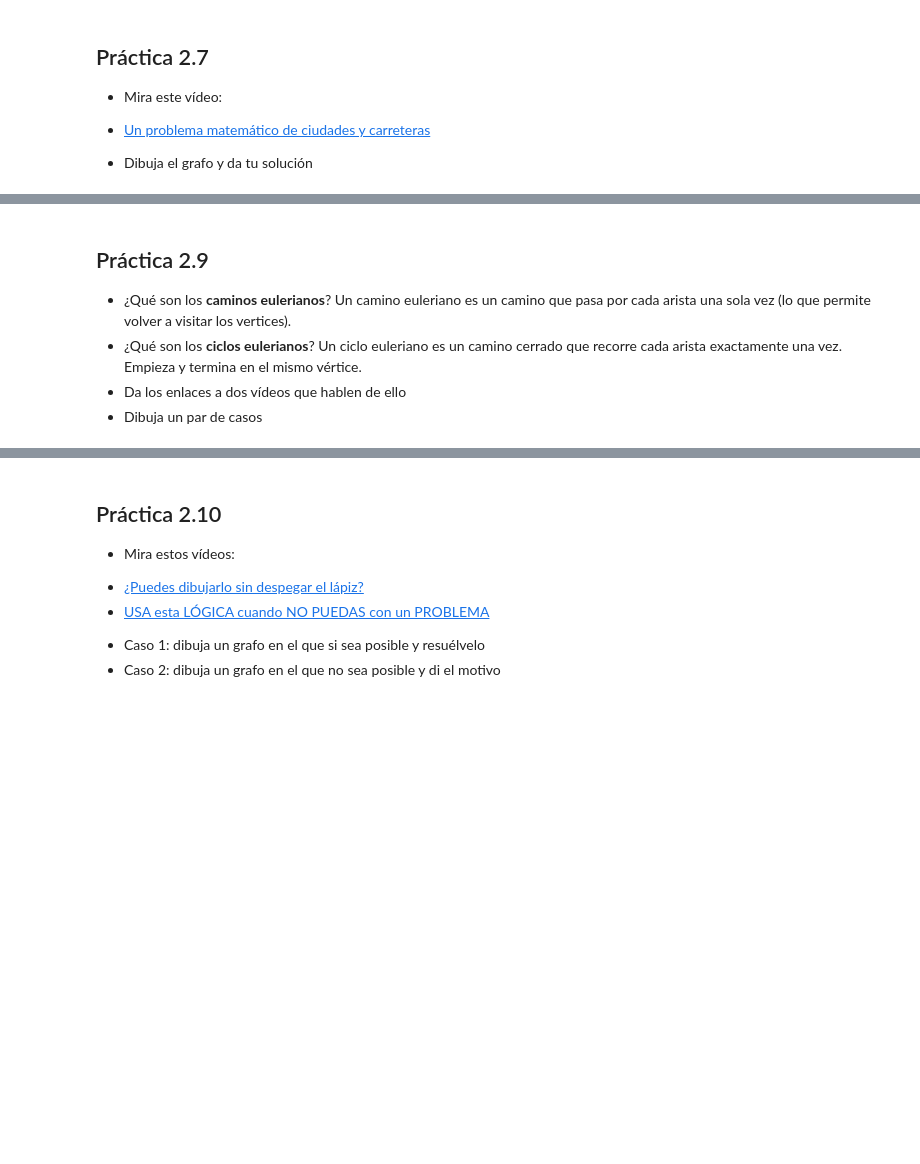
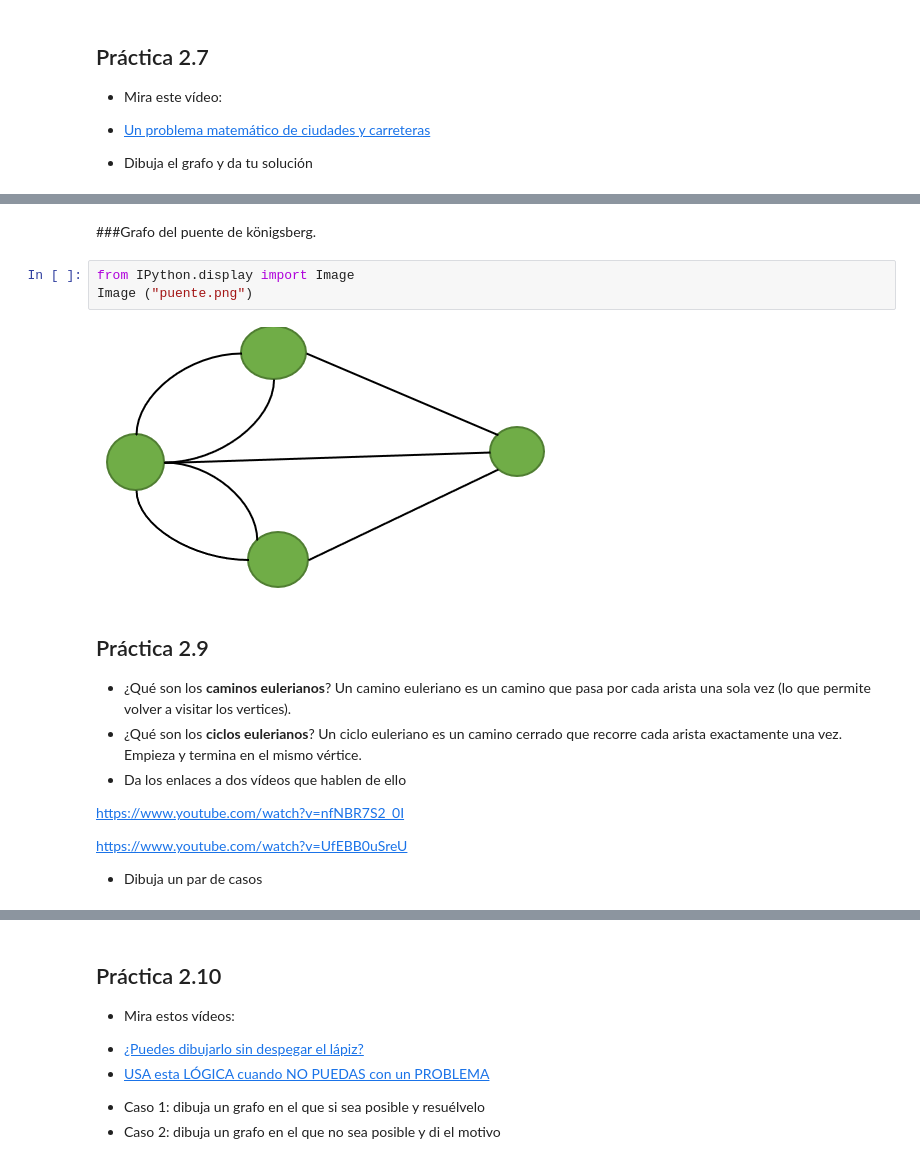
Before and after one commit to Alba004/Matematicas, a Jupyter notebook: grafos/practica_grafos.ipynb, the cells around one changed output, grey strips where cells are left out. Cells and saved outputs as stored; diff of their text form; blank space fills up the shorter version.

```diff
--- a/grafos/practica_grafos.ipynb
+++ b/grafos/practica_grafos.ipynb
@@ -273,3 +280,10 @@ Image ("camino hamiltoniano resuelto.png")
+# %% [markdown]
+###Grafo del puente de königsberg.
+# %%
+from IPython.display import Image
+Image ("puente.png")
+# %% [output]
+[figure, added]
 # %% [markdown]
 ## Práctica 2.9
 * ¿Qué son los **caminos eulerianos**?
@@ -277,4 +291,8 @@ Un camino euleriano es un camino que pasa por cada arista una sola vez (lo que p
 * ¿Qué son los **ciclos eulerianos**?
 Un ciclo euleriano es un camino cerrado que recorre cada arista exactamente una vez. Empieza y termina en el mismo vértice.
 * Da los enlaces a dos vídeos que hablen de ello
+
+https://www.youtube.com/watch?v=nfNBR7S2_0I
+
+https://www.youtube.com/watch?v=UfEBB0uSreU
 * Dibuja un par de casos
```
Also changed, not shown: parts of 11 cells of this notebook.
